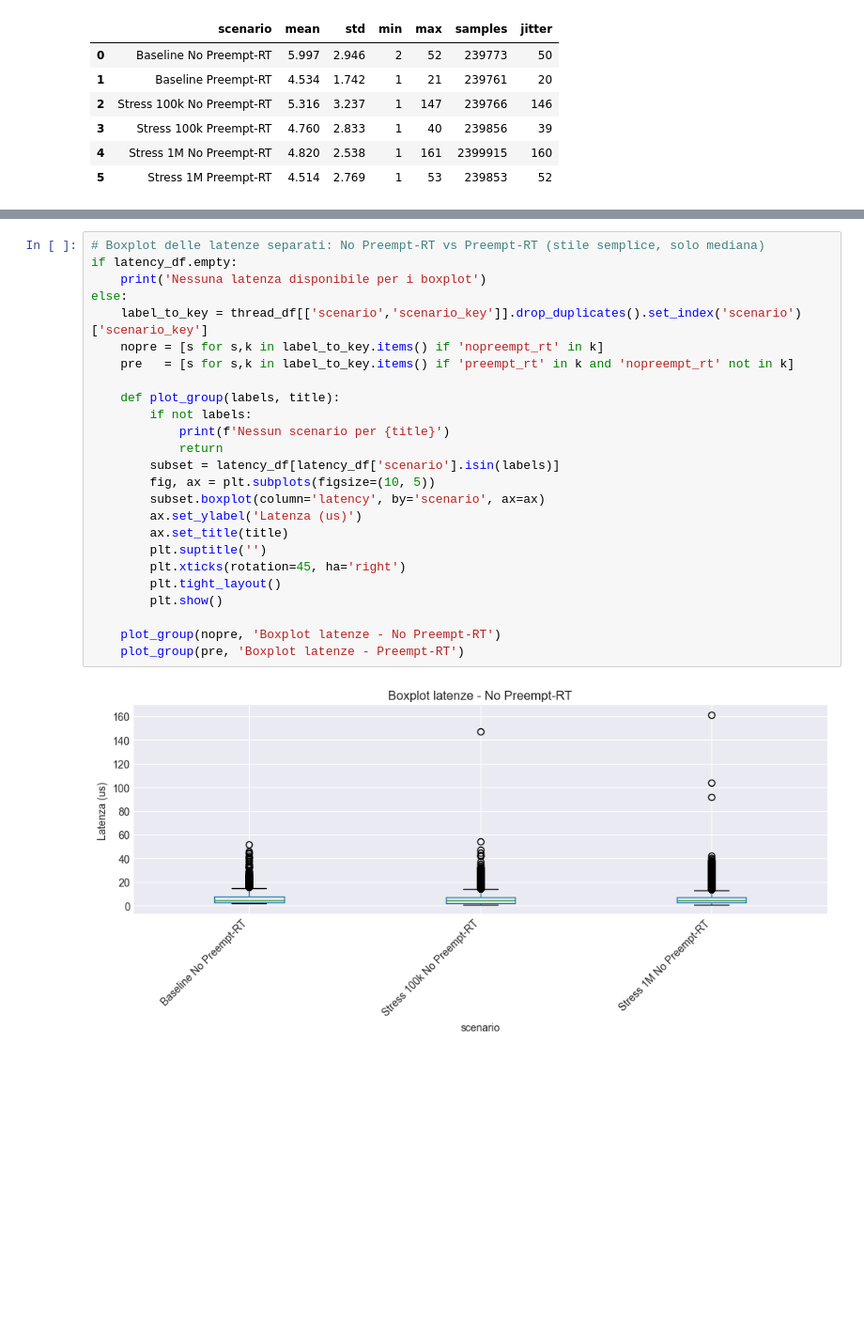
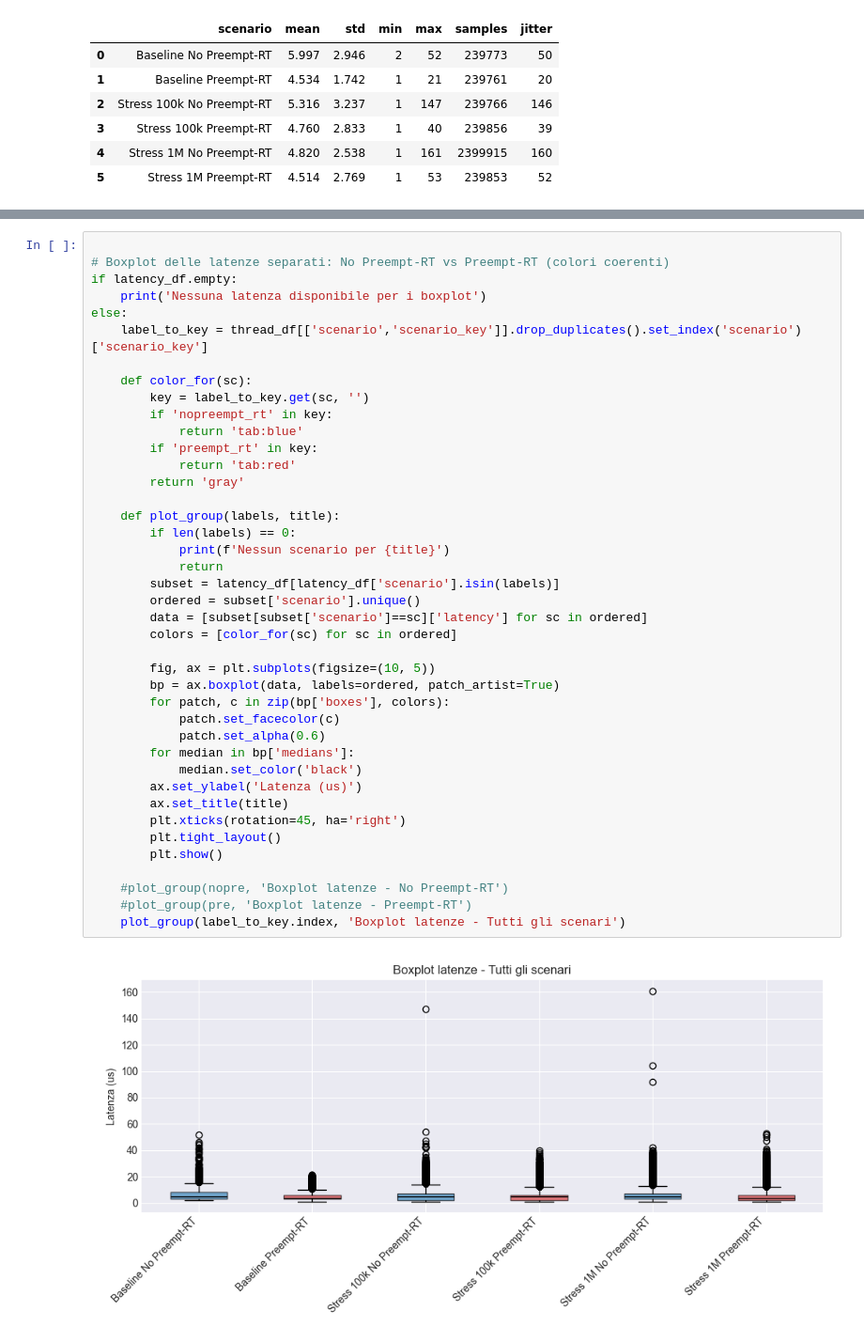
Before and after one commit to samanjot/analisi-preempt-rt, a Jupyter notebook: analisys_def.ipynb, the cells around one changed output, grey strips where cells are left out. Shown at 94% size. Saved outputs shown, nothing was run; the diff lists cells and outputs as text; blank space fills up the shorter version.

```diff
--- a/analisys_def.ipynb
+++ b/analisys_def.ipynb
@@ -148,27 +163,43 @@ plt.show()
 # %%
-# Boxplot delle latenze separati: No Preempt-RT vs Preempt-RT (stile semplice, solo mediana)
+
+# Boxplot delle latenze separati: No Preempt-RT vs Preempt-RT (colori coerenti)
 if latency_df.empty:
     print('Nessuna latenza disponibile per i boxplot')
 else:
     label_to_key = thread_df[['scenario','scenario_key']].drop_duplicates().set_index('scenario')['scenario_key']
-    nopre = [s for s,k in label_to_key.items() if 'nopreempt_rt' in k]
-    pre   = [s for s,k in label_to_key.items() if 'preempt_rt' in k and 'nopreempt_rt' not in k]
+
+    def color_for(sc):
+        key = label_to_key.get(sc, '')
+        if 'nopreempt_rt' in key:
+            return 'tab:blue'
+        if 'preempt_rt' in key:
+            return 'tab:red'
+        return 'gray'
 
     def plot_group(labels, title):
-        if not labels:
+        if len(labels) == 0:
             print(f'Nessun scenario per {title}')
             return
         subset = latency_df[latency_df['scenario'].isin(labels)]
+        ordered = subset['scenario'].unique()
+        data = [subset[subset['scenario']==sc]['latency'] for sc in ordered]
+        colors = [color_for(sc) for sc in ordered]
+
         fig, ax = plt.subplots(figsize=(10, 5))
-        subset.boxplot(column='latency', by='scenario', ax=ax)
+        bp = ax.boxplot(data, labels=ordered, patch_artist=True)
+        for patch, c in zip(bp['boxes'], colors):
+            patch.set_facecolor(c)
+            patch.set_alpha(0.6)
+        for median in bp['medians']:
+            median.set_color('black')
         ax.set_ylabel('Latenza (us)')
         ax.set_title(title)
-        plt.suptitle('')
         plt.xticks(rotation=45, ha='right')
         plt.tight_layout()
         plt.show()
 
-    plot_group(nopre, 'Boxplot latenze - No Preempt-RT')
-    plot_group(pre, 'Boxplot latenze - Preempt-RT')
+    #plot_group(nopre, 'Boxplot latenze - No Preempt-RT')
+    #plot_group(pre, 'Boxplot latenze - Preempt-RT')
+    plot_group(label_to_key.index, 'Boxplot latenze - Tutti gli scenari')
 # %% [output]
-[figure, old version]
+[figure, new version]
```
Also changed, not shown: parts of 8 cells of this notebook, 1 other file.
